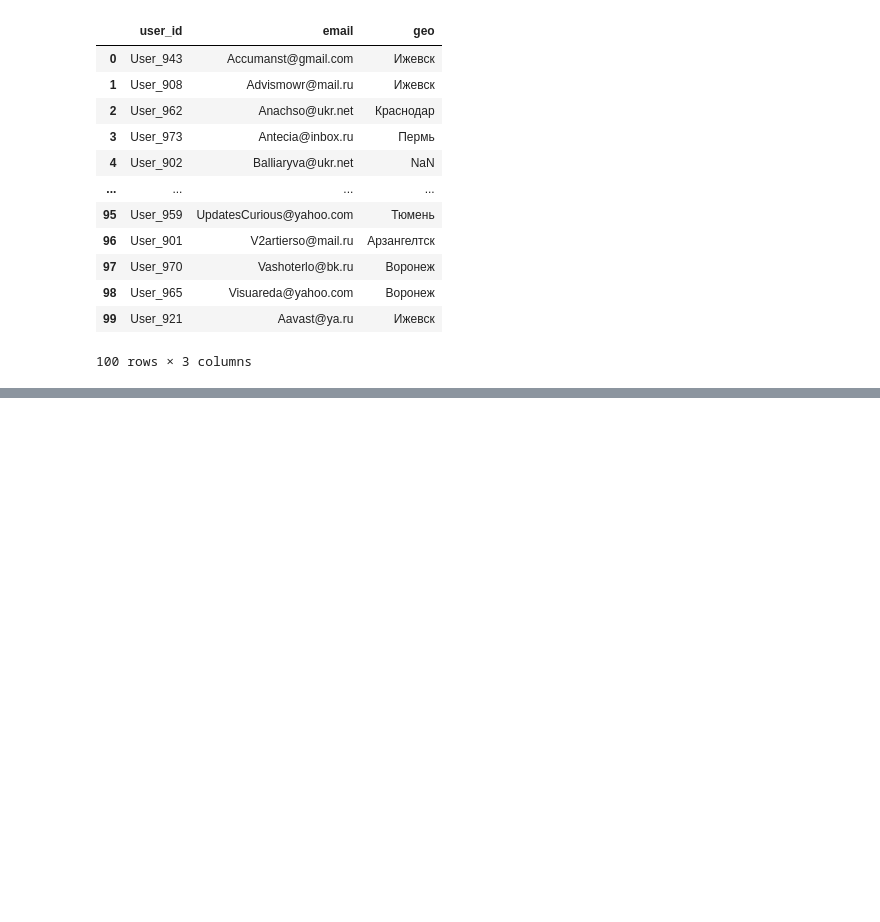
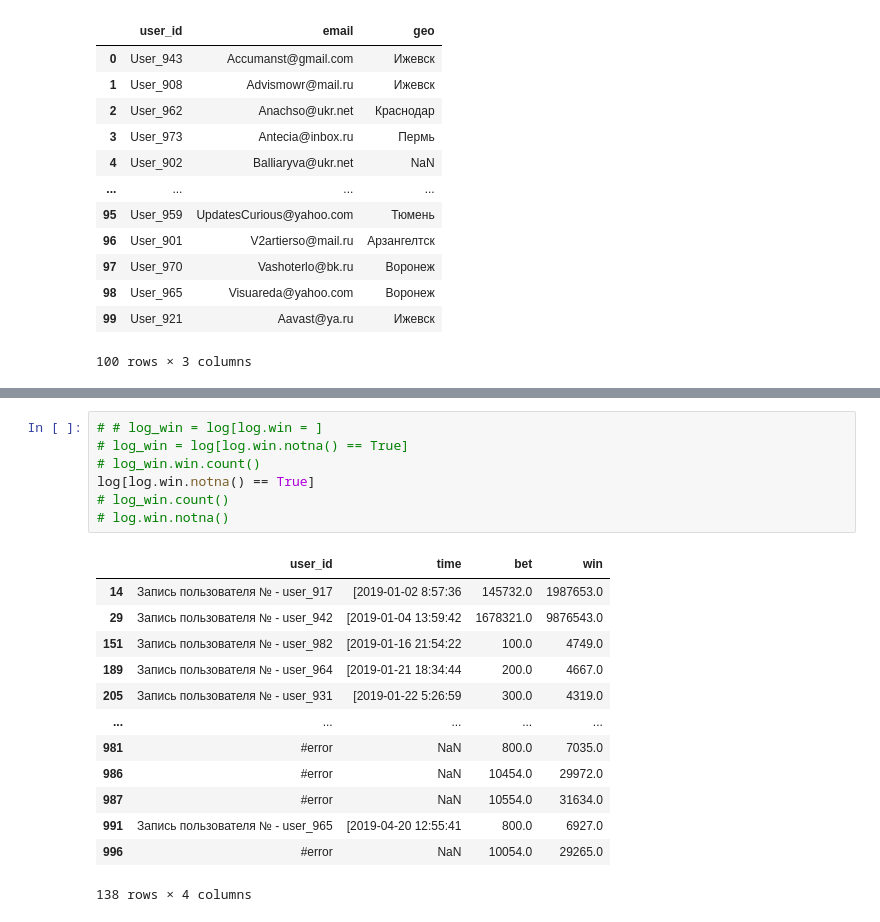
Before and after one commit to aar44i/DataScience, a Jupyter notebook: SkillFactory/8.ipynb, the cells around one changed output, grey strips where cells are left out. Saved outputs shown, nothing was run; the diff lists cells and outputs as text; blank space fills up the shorter version.

```diff
--- a/SkillFactory/8.ipynb
+++ b/SkillFactory/8.ipynb
@@ -86,0 +139,21 @@ geo
+# %%
+# # log_win = log[log.win = ]
+# log_win = log[log.win.notna() == True]
+# log_win.win.count()
+log[log.win.notna() == True]
+# log_win.count()
+# log.win.notna()
+# %% [output]
+|  | user_id | time | bet | win |
+| 14 | Запись пользователя № - user_917 | [2019-01-02 8:57:36 | 145732.0 | 1987653.0 |
+| 29 | Запись пользователя № - user_942 | [2019-01-04 13:59:42 | 1678321.0 | 9876543.0 |
+| 151 | Запись пользователя № - user_982 | [2019-01-16 21:54:22 | 100.0 | 4749.0 |
+| 189 | Запись пользователя № - user_964 | [2019-01-21 18:34:44 | 200.0 | 4667.0 |
+| 205 | Запись пользователя № - user_931 | [2019-01-22 5:26:59 | 300.0 | 4319.0 |
+| ... | ... | ... | ... | ... |
+| 981 | #error | NaN | 800.0 | 7035.0 |
+| 986 | #error | NaN | 10454.0 | 29972.0 |
+| 987 | #error | NaN | 10554.0 | 31634.0 |
+| 991 | Запись пользователя № - user_965 | [2019-04-20 12:55:41 | 800.0 | 6927.0 |
+| 996 | #error | NaN | 10054.0 | 29265.0 |
+138 rows × 4 columns
```
Also changed, not shown: parts of 20 cells of this notebook, 2 other files.
